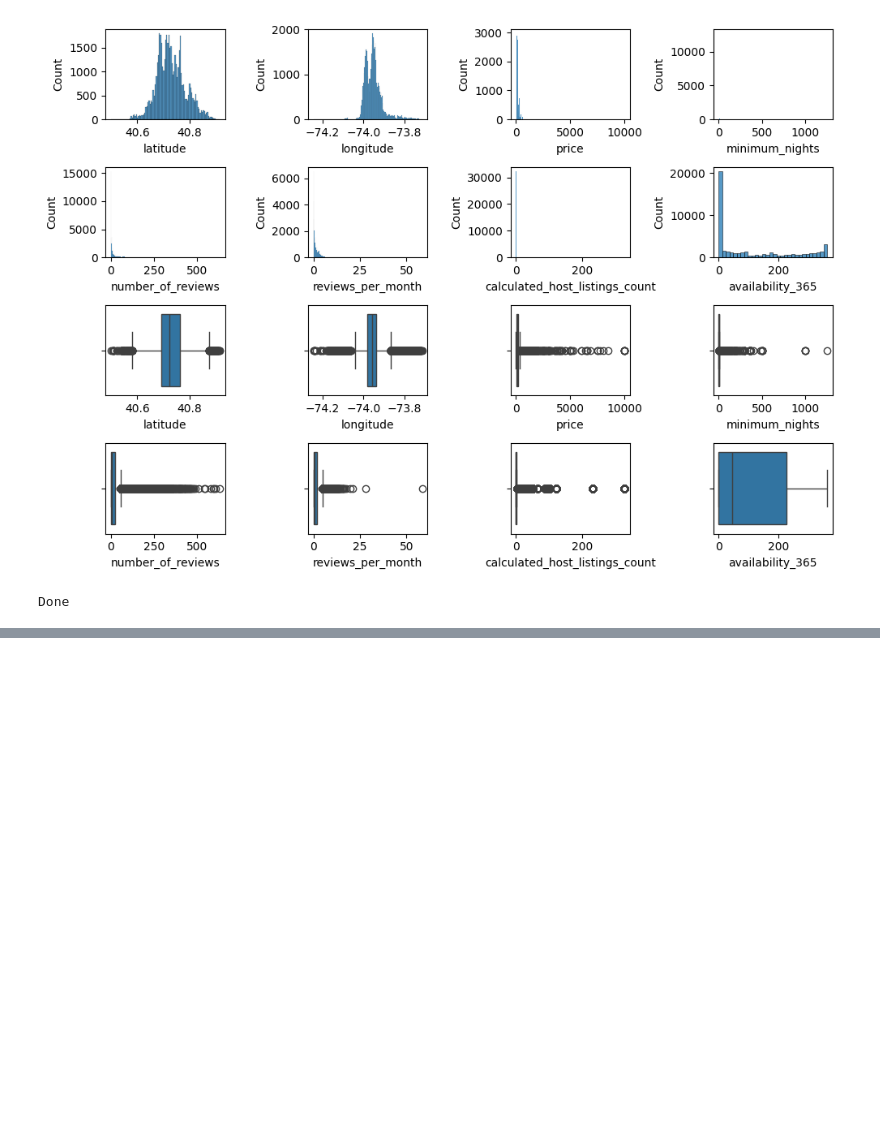
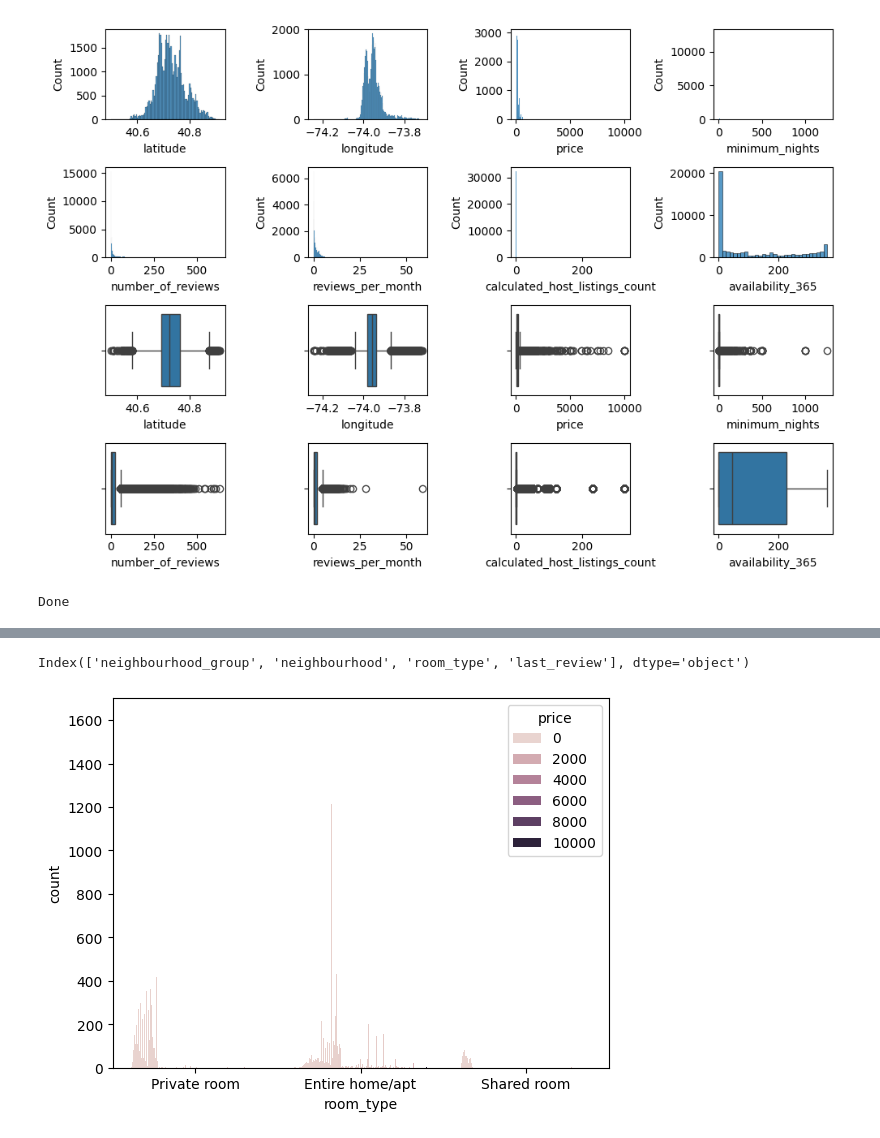
Before and after one commit to JulianSanchez1/Machine-learning-python, a Jupyter notebook: src/app.ipynb, the cells around one changed output, grey strips where cells are left out. Saved outputs shown, nothing was run; the diff lists cells and outputs as text; code cells hidden in the pictures; blank space fills up the shorter version.

```diff
--- a/src/app.ipynb
+++ b/src/app.ipynb
@@ -93,0 +96,10 @@ plt.savefig("Correlation.jpg")
+# %%
+df_cat.columns
+# %% [output]
+Index(['neighbourhood_group', 'neighbourhood', 'room_type', 'last_review'], dtype='object')
+# %%
+
+sns.countplot(data = df, x = "room_type", hue = "price")
+plt.show()
+# %% [output]
+[figure, added]
```
Also changed, not shown: parts of 7 cells of this notebook, 5 other files.
